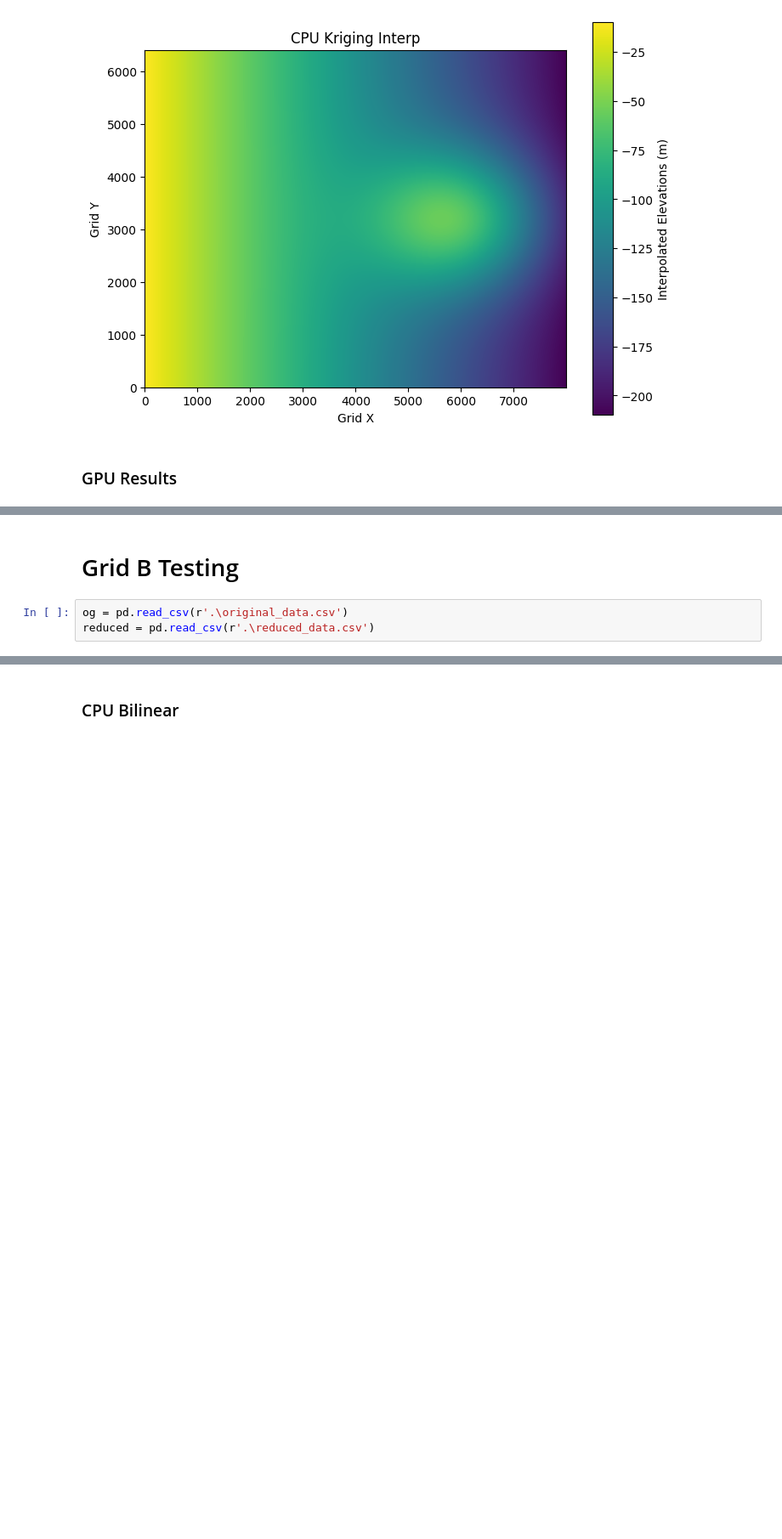
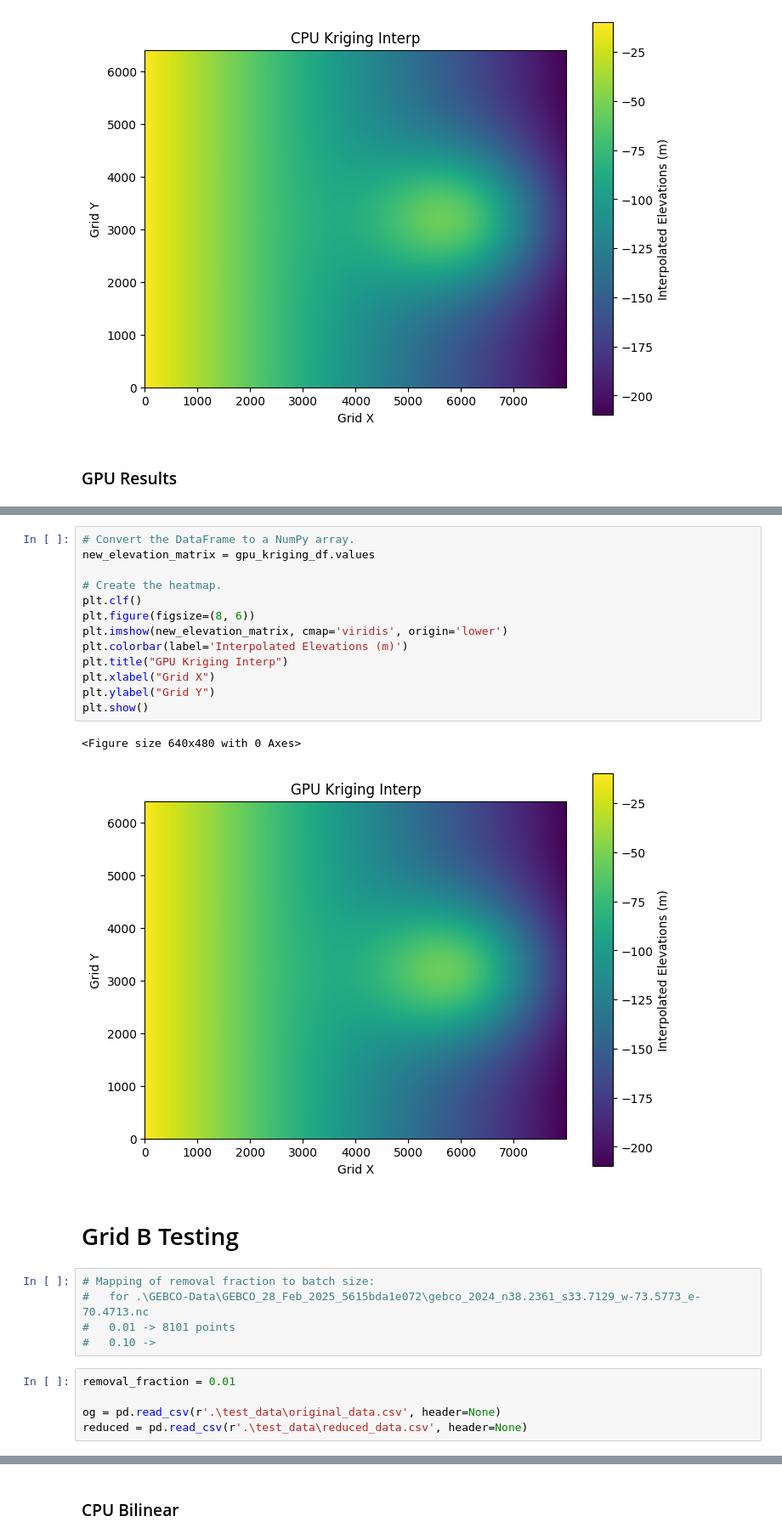
Before and after one commit to devsaxena974/AUV-Real-Time-Interpolation, a Jupyter notebook: code/test_cpu_gpu_results.ipynb, the cells around one changed output, grey strips where cells are left out. Shown at 85% size. Cells and saved outputs as stored; diff of their text form; blank space fills up the shorter version.

```diff
--- a/code/test_cpu_gpu_results.ipynb
+++ b/code/test_cpu_gpu_results.ipynb
@@ -254,9 +268,32 @@ gpu_kriging_df
 6399 rows × 7999 columns
+# %%
+# Convert the DataFrame to a NumPy array.
+new_elevation_matrix = gpu_kriging_df.values
+
+# Create the heatmap.
+plt.clf()
+plt.figure(figsize=(8, 6))
+plt.imshow(new_elevation_matrix, cmap='viridis', origin='lower')
+plt.colorbar(label='Interpolated Elevations (m)')
+plt.title("GPU Kriging Interp")
+plt.xlabel("Grid X")
+plt.ylabel("Grid Y")
+plt.show()
+# %% [output]
+<Figure size 640x480 with 0 Axes>
+[figure, added]
 # %% [markdown]
 # Grid B Testing
+# %%
+# Mapping of removal fraction to batch size:
+#   for .\GEBCO-Data\GEBCO_28_Feb_2025_5615bda1e072\gebco_2024_n38.2361_s33.7129_w-73.5773_e-70.4713.nc
+#   0.01 -> 8101 points
+#   0.10 ->
 # %%
-og = pd.read_csv(r'.\original_data.csv')
-reduced = pd.read_csv(r'.\reduced_data.csv')
+removal_fraction = 0.01
+
+og = pd.read_csv(r'.\test_data\original_data.csv', header=None)
+reduced = pd.read_csv(r'.\test_data\reduced_data.csv', header=None)
 # %%
 # Convert the DataFrame to a NumPy array.
 elevation_matrix = reduced.values
```
Also changed, not shown: parts of 46 cells of this notebook, 4 other files.
